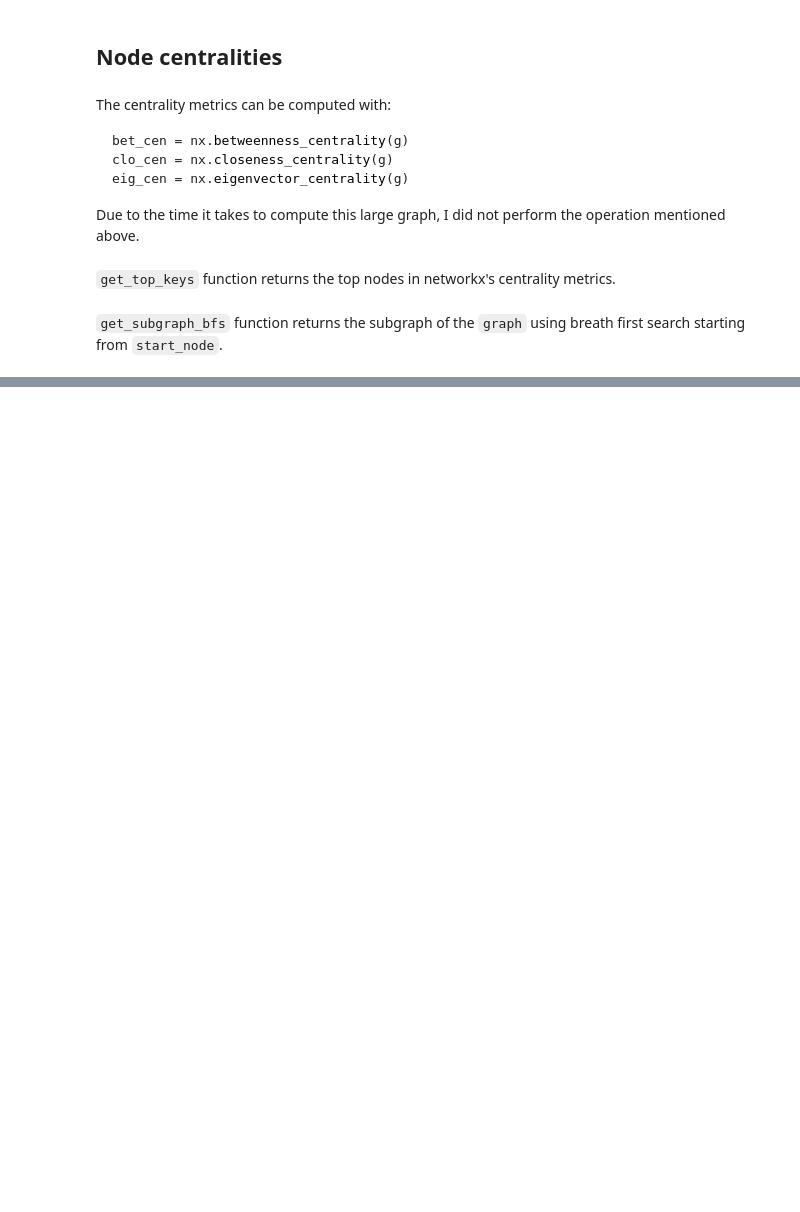
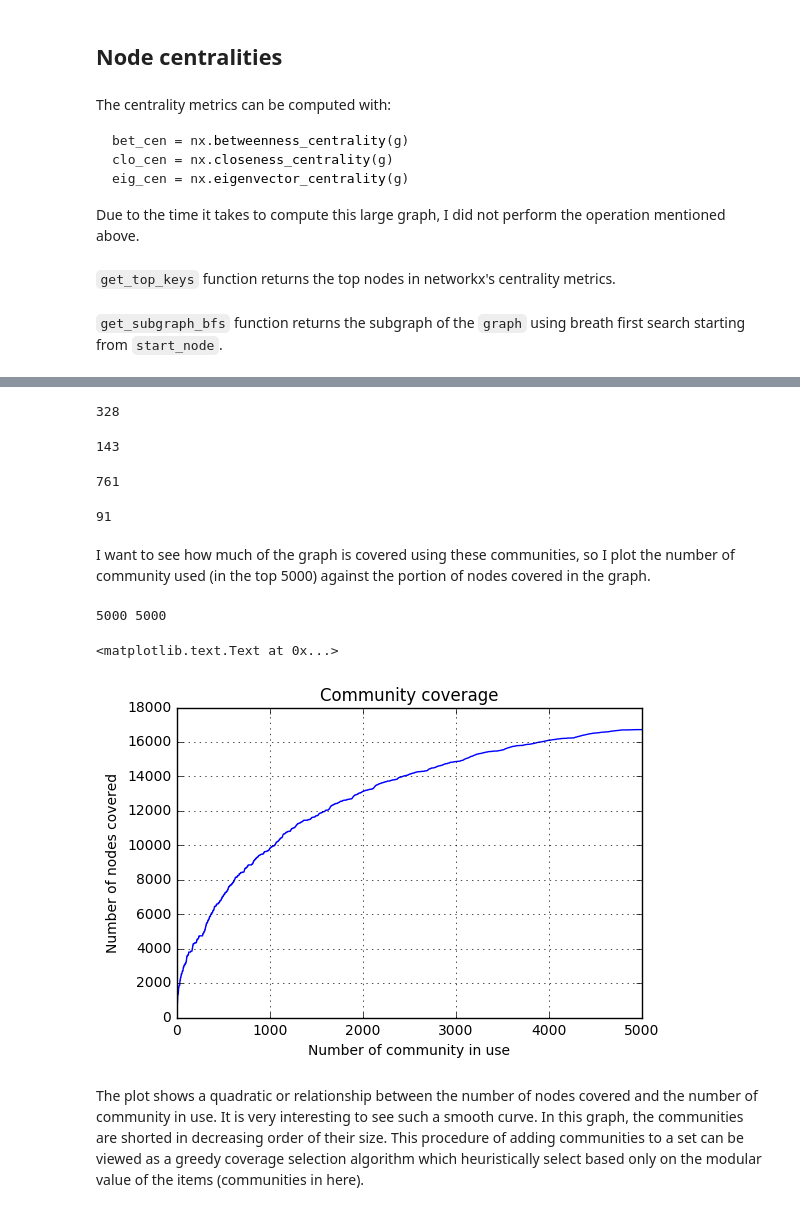
Before and after one commit to gear/motifwalk, a Jupyter notebook: notebooks/Amazon co-purchasing network analysis.ipynb, the cells around one changed output, grey strips where cells are left out. Saved outputs shown, nothing was run; the diff lists cells and outputs as text; code cells hidden in the pictures; blank space fills up the shorter version.

Commit message:
ground truth communities analysis

```diff
--- a/notebooks/Amazon co-purchasing network analysis.ipynb
+++ b/notebooks/Amazon co-purchasing network analysis.ipynb
@@ -228,0 +233,4 @@ get_top_keys(bet_cen_sub1k, 10)
+# %%
+top5k = open(top5k_com_file, 'r')
+for _ in range(5):
+    print(repr(top5k.readline()))
@@ -228,0 +243,12 @@ get_top_keys(bet_cen_sub1k, 10)
+# %%
+# Reset file pointer to the beginning of the file
+top5k.seek(0)
+communities_dict = {}
+i = 0
+for line in top5k.readlines():
+    data = [int(i) for i in line.split()]
+    communities_dict[i] = data
+    i += 1
+top_index = sorted(communities_dict.keys(),
+                   key=lambda x: len(communities_dict[x]),
+                   reverse=True)
@@ -228,0 +271,45 @@ get_top_keys(bet_cen_sub1k, 10)
+# %%
+len(communities_dict[4875])
+# %% [output]
+328
+# %%
+len(communities_dict[2731])
+# %% [output]
+143
+# %%
+top_index[39]
+# %% [output]
+761
+# %%
+len(communities_dict[761])
+# %% [output]
+91
+# %% [markdown]
+I want to see how much of the graph is covered using these communities, so I plot the number of community used (in the top 5000) against the portion of nodes covered in the graph.
+# %%
+# Coverage for communites in the graph
+# coverage[0] = number of nodes that community_0 covers
+# coverage[1] = number of nodes that community_0 and community_1 covers
+dummy_set = set()
+coverage = []
+for i in top_index:
+    for nodeid in communities_dict[i]:
+        dummy_set.add(nodeid)
+    coverage.append(len(dummy_set))
+num_comm = sp.linspace(start=1, stop=5000, num=5000, dtype=int)
+
+print(len(num_comm), len(coverage))
+
+# Plot the coverage against the number of community in use
+plt.figure()
+plt.grid(True)
+plt.plot(num_comm, coverage, 'b-')
+plt.xlabel('Number of community in use')
+plt.ylabel('Number of nodes covered')
+plt.title('Community coverage')
+# %% [output]
+5000 5000
+<matplotlib.text.Text at 0x...>
+[figure, added]
+# %% [markdown]
+The plot shows a quadratic or relationship between the number of nodes covered and the number of community in use. It is very interesting to see such a smooth curve. In this graph, the communities are shorted in decreasing order of their size. This procedure of adding communities to a set can be viewed as a greedy coverage selection algorithm which heuristically select based only on the modular value of the items (communities in here).
```
Also changed, not shown: parts of 12 cells of this notebook.
